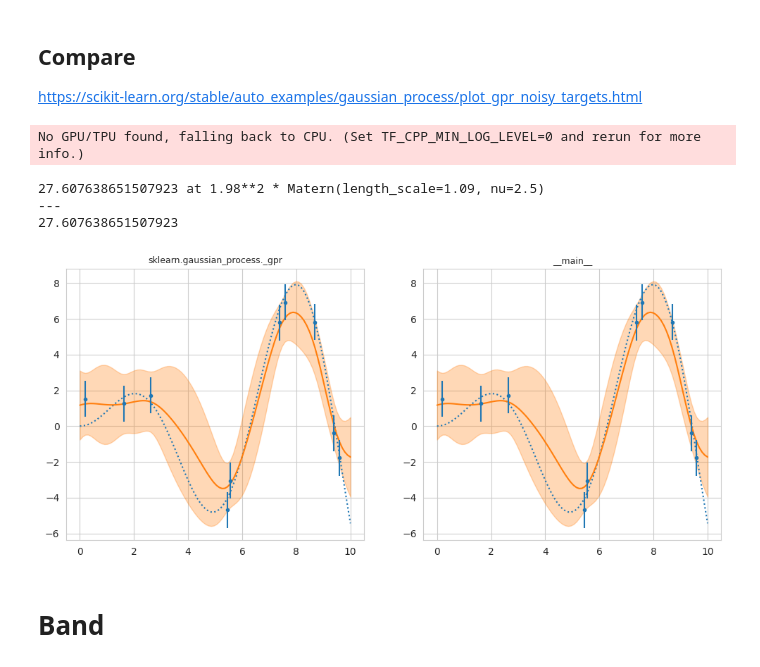
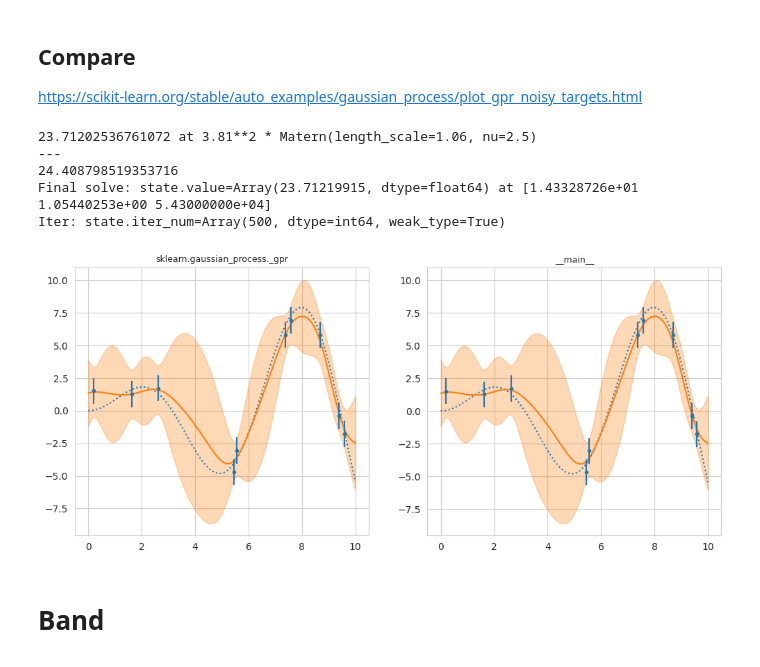
Before and after one commit to ItsNiklas/sparse-gaussian-processes, a Jupyter notebook: GP.ipynb, the cells around one changed output. Drawn from its saved outputs; the diff is of its cells as text; code cells hidden in the pictures.

Commit message:
Use Forward-Mode diff to optimize banded solve, fit using BFGS.

```diff
--- a/GP.ipynb
+++ b/GP.ipynb
@@ -1,10 +1,10 @@
 # %%
+
+import functools
 
 import jax
 import jax.numpy as jnp
 from jax.tree_util import Partial
-
-from liesel_sparse import band
 
 jax.config.update("jax_enable_x64", True)
 
@@ -52,11 +52,11 @@ def cov_matrix(x1, x2, cov_function):
     K = jax.vmap(lambda x_: jax.vmap(lambda y_: cov_function(x_, y_))(x1))(x2)
 
     # TAPERING
-    # K = K.at[jnp.argwhere(K < 1e-6)].set(0)
+    # K = K.at[jnp.argwhere(K < 1e-7)].set(0)
     return K
 
 
-#@functools.partial(jax.jit, static_argnames=["kernel_"])
+@functools.partial(jax.jit, static_argnames=["kernel_"])
 def log_likelihood(kernel_, params, data_x, data_y, eps):
     # Compute the negative marginal log likelihood.
     Lb, alpha = inv_cov_chol(Partial(kernel_, *params), data_x, data_y, eps)
@@ -68,12 +68,12 @@ def log_likelihood(kernel_, params, data_x, data_y, eps):
     )
 
 
-#@jax.jit
+@jax.jit
 def inv_cov_chol(cov_f, data_x, data_y, eps):
     # Get Kernel and add noise.
     K = cov_matrix(data_x, data_x, cov_f)
-    #K, idx = band.permute(K)
-    Kb = band.to_band(K, int(band.bandwidth(K)))
+    # K, idx = band.permute(K)
+    Kb = band.to_band(K, K.shape[0])
     Kb = Kb.at[0].add(eps)
 
     #jax.debug.print(str(band.bandwidth(K)) + " -> " + str(Kb.shape))
@@ -150,24 +150,27 @@ class GPR:
         # Only one (Unbounded) run is performed.
         import jaxopt
 
-        solver = jaxopt.ScipyMinimize(
-            fun=Partial(log_likelihood, self.kernel_),
-            jit=True,
-            method='BFGS',
-            maxiter=1000,
+        def fwd(*args, **kwargs):
+            return Partial(log_likelihood, self.kernel_)(*args, **kwargs), \
+                jax.jacfwd(Partial(log_likelihood, self.kernel_))(*args, **kwargs)
+
+        solver = jaxopt.BFGS(
+            fun=fwd,
+            value_and_grad=True,
+            stepsize=1e-2,
         )
         soln = solver.run(
             self.params, data_x=self.data_x, data_y=self.data_y, eps=self.eps
         )
 
         params, state = soln
-        print(f"Final solve: {state.fun_val} at {params}")
-        print(f"State: {state.success=}, {state.status=}, {state.iter_num=}")
+        print(f"Final solve: {state.value=} at {params}")
+        print(f"Iter: {state.iter_num=}")
 
         # Precompute quantities required for predictions which are independent
         # of actual query points
-        self.params = params
-        self.covariance_function = Partial(self.kernel_, *params)
+        self.params = jnp.where(params > 0, params, 1)
+        self.covariance_function = Partial(self.kernel_, *self.params)
         self.log_marginal_likelihood_value_ = log_likelihood(
             self.kernel_, self.params, self.data_x, self.data_y, self.eps
         )
@@ -192,13 +195,12 @@ noise_std = 1
 y_train = y_train + rng.normal(loc=0, scale=noise_std, size=y_train.shape)
 
 # Parameters
-s = 3.94
-l = 1.09
+#[7.69491035e+00 0.00000000e+00 5.43000000e+04]
+s = 7.69491035e+00
+l = 1
 p = 5.43e+04
 
 theta_init = jnp.array([s, l, p], dtype=float)
-# %% [output]
-No GPU/TPU found, falling back to CPU. (Set TF_CPP_MIN_LOG_LEVEL=0 and rerun for more info.)
 # %%
 from sklearn.gaussian_process import GaussianProcessRegressor
 from sklearn.gaussian_process.kernels import Matern
@@ -210,7 +212,7 @@ for i, ax in enumerate(axs.flatten()):
         kernel = s * Matern(l, nu=2.5)
         gaussian_process = GaussianProcessRegressor(
             kernel=kernel,
-            alpha=noise_std ** 2, optimizer=None
+            alpha=noise_std ** 2
         )
         gaussian_process.fit(X_train, y_train)
         print(-gaussian_process.log_marginal_likelihood_value_, "at", gaussian_process.kernel_)
@@ -221,36 +223,38 @@ for i, ax in enumerate(axs.flatten()):
 
 
         gaussian_process = GPR(X_train, y_train, kernel, theta_init, eps=noise_std ** 2)
         if hasattr(gaussian_process, "log_marginal_likelihood_value_"):
             print(gaussian_process.log_marginal_likelihood_value_)
-        #gaussian_process.fit()
+        gaussian_process.fit()
 
     mean_prediction, std_prediction = gaussian_process.predict(X, return_std=True)
     ax.plot(X, y, linestyle="dotted")
     ax.plot(X, mean_prediction, label="Mean prediction")
     ax.errorbar(
         X_train,
         y_train,
         noise_std,
         linestyle="None",
         color="tab:blue",
         marker=".",
         label="Observations",
     )
     ax.fill_between(
         X.ravel(),
         mean_prediction - 1.96 * std_prediction,
         mean_prediction + 1.96 * std_prediction,
         alpha=0.3,
         color="tab:orange",
     )
     ax.set_title(gaussian_process.__module__, fontsize=9)
 
 plt.show()
 # %% [output]
-27.607638651507923 at 1.98**2 * Matern(length_scale=1.09, nu=2.5)
+23.71202536761072 at 3.81**2 * Matern(length_scale=1.06, nu=2.5)
 ---
-27.607638651507923
+24.408798519353716
+Final solve: state.value=Array(23.71219915, dtype=float64) at [1.43328726e+01 1.05440253e+00 5.43000000e+04]
+Iter: state.iter_num=Array(500, dtype=int64, weak_type=True)
-[figure, old version]
+[figure, new version]
 # %% [markdown]
 # Band
```
Also changed, not shown: parts of 2 cells of this notebook.
